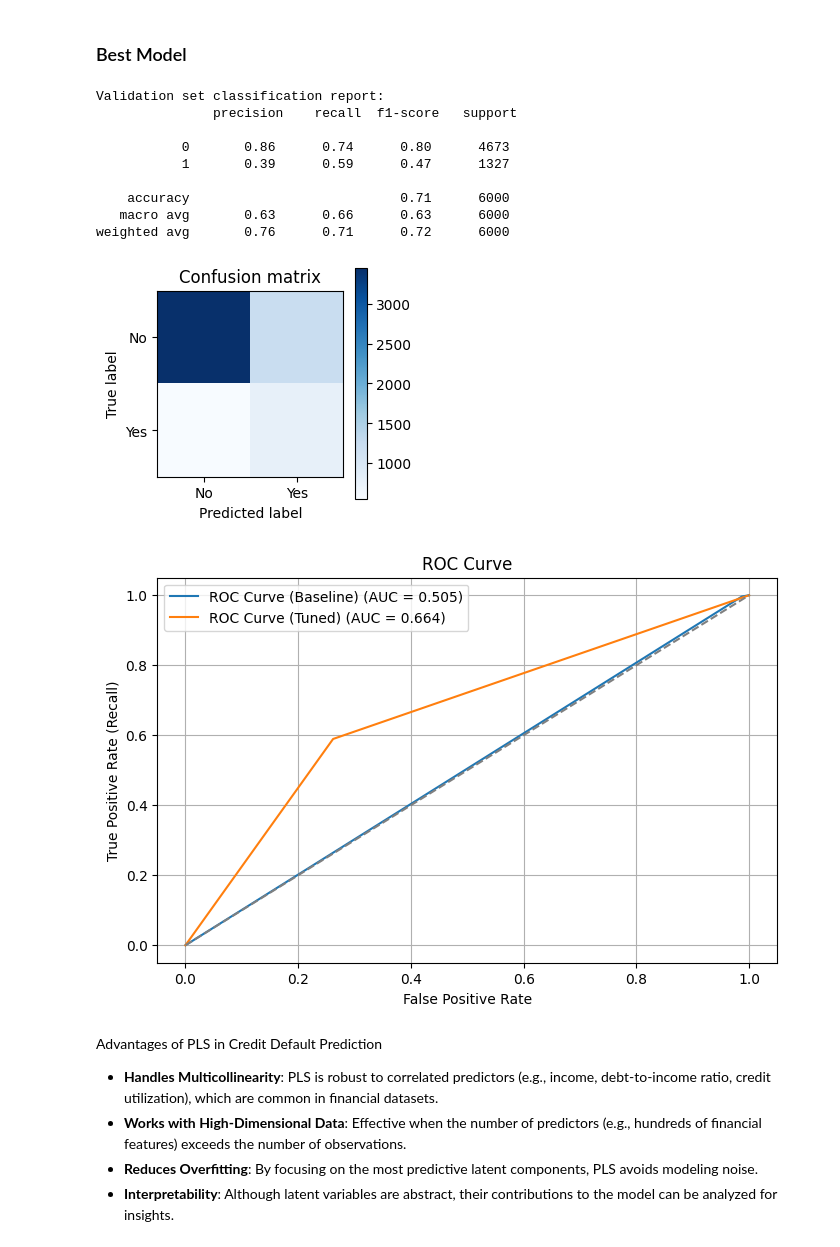
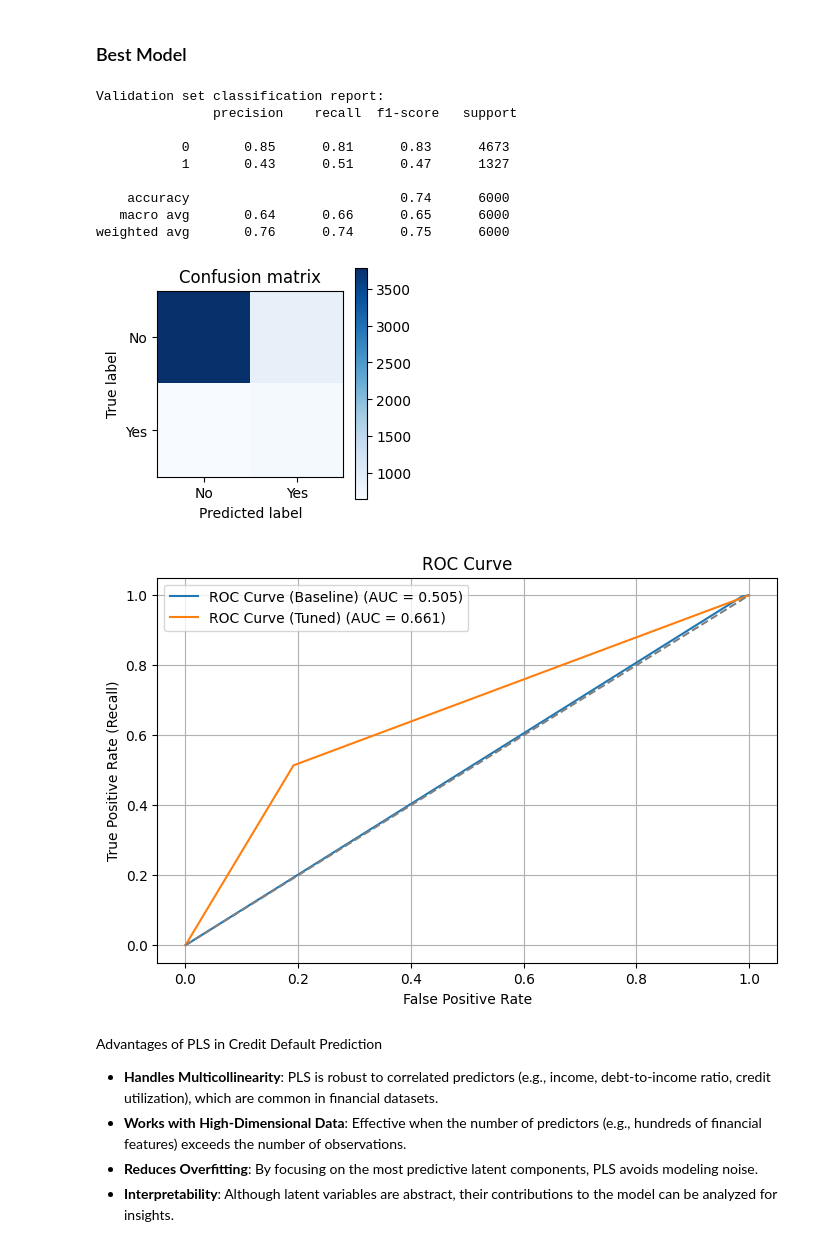
Before and after one commit to oneybb/EC4308_Credit_Default, a Jupyter notebook: PCA.ipynb, the cells around one changed output. Saved outputs shown, nothing was run; the diff lists cells and outputs as text; code cells hidden in the pictures.

```diff
--- a/PCA.ipynb
+++ b/PCA.ipynb
@@ -408,7 +408,7 @@ pipeline = make_pipeline(
 )
 # %%
 # Parameter grid for GridSearch
-param_grid = {
+param_grid_pls = {
     'plsforclassification__n_components': [2, 5, 8, 11, 14, 17, 20, 23],  # Number of principal components
     'logisticregression__C': [0.001, 0.01, 0.1, 1, 10],  # Regularization
     'logisticregression__penalty': ['l1', 'l2'],
@@ -419,15 +419,15 @@ param_grid = {
 skf = StratifiedKFold(n_splits=5, shuffle=True, random_state=42)
 
 # Grid search with custom scoring
-grid = GridSearchCV(
-    pipeline,
-    param_grid,
+grid_pls = GridSearchCV(
+    pipeline_pls,
+    param_grid_pls,
     cv=skf,
     scoring=custom_scorer,
     n_jobs=-1,
     verbose=1
 )
-grid.fit(X_train, y_train.iloc[:,0].values)
+grid_pls.fit(X_train, y_train.iloc[:,0].values)
 # %% [output]
 Fitting 5 folds for each of 160 candidates, totalling 800 fits
 GridSearchCV(cv=StratifiedKFold(n_splits=5, random_state=42, shuffle=True),
@@ -448,11 +448,8 @@ GridSearchCV(cv=StratifiedKFold(n_splits=5, random_state=42, shuffle=True),
              verbose=1)
 # %%
 # Get results
-pls_best_model = grid.best_estimator_
-pls_best_n_components = grid.best_params_['plsforclassification__n_components']
-
-print("Best parameters:", grid.best_params_)
-print("Best cross-validation score:", grid.best_score_)
-print("Best model:", pls_best_model)
-print("Best number of components:", pls_best_n_components)
+best_model_pls = grid_pls.best_estimator_
+best_n_components_pls = grid_pls.best_params_['plsforclassification__n_components']
+print("Best model:", best_model_pls)
+print("Best number of components:", best_n_components_pls)
 # %% [output]
@@ -467,7 +462,7 @@ Best number of components: 2
 # %%
 # Get predicted probabilities for threshold adjustment
 y_proba = cross_val_predict(
-    pls_best_model,
+    best_model_pls,
     X_train,
     y_train.iloc[:, 0].values,
     cv=skf,
@@ -484,43 +479,43 @@ for thresh in thresholds:
     cost = fn_penalized_score(y_train.iloc[:,0].values, preds)
     costs_pls.append(cost)
 
-optimal_threshold_pls = thresholds_pls[np.argmax(costs)]
+optimal_threshold_pls = thresholds_pls[np.argmax(costs_pls)]
 print("Optimal threshold:", optimal_threshold_pls)
 # %% [output]
 Optimal threshold: 0.8510204081632654
 # %% [markdown]
 ### Best Model
 # %%
-X_train_pls_cv = best_model[0].fit_transform(X_train)
-X_val_pls_cv = best_model[0].transform(X_val)
-log_pls_cv = best_model[1]
-log_pls_cv.fit(X_train_pls_cv, a)
-y_pred_pls_cv_proba = log_cv.predict_proba(X_val_pls_cv)
-y_pred_pls_cv = (y_pred_pls_cv_proba[:, 1] > optimal_threshold_pls).astype(int)
-print("Validation set classification report:\n", classification_report(y_val.iloc[:,0].values, y_pred_pls_cv))
+X_train_cv_pls = best_model_pls[0].fit_transform(X_train, a)
+X_val_cv_pls = best_model_pls[0].transform(X_val)
+lr_cv_pls = best_model_pls[1]
+lr_cv_pls.fit(X_train_cv_pls, a)
+y_pred_cv_proba_pls = lr_cv_pls.predict_proba(X_val_cv_pls)
+y_pred_cv_pls = (y_pred_cv_proba_pls[:, 1] > optimal_threshold_pls).astype(int)
+print("Validation set classification report:\n", classification_report(y_val.iloc[:,0].values, y_pred_cv_pls))
 # %% [output]
 Validation set classification report:
                precision    recall  f1-score   support
 
-           0       0.86      0.74      0.80      4673
-           1       0.39      0.59      0.47      1327
+           0       0.85      0.81      0.83      4673
+           1       0.43      0.51      0.47      1327
 
-    accuracy                           0.71      6000
-   macro avg       0.63      0.66      0.63      6000
-weighted avg       0.76      0.71      0.72      6000
+    accuracy                           0.74      6000
+   macro avg       0.64      0.66      0.65      6000
+weighted avg       0.76      0.74      0.75      6000
 # %%
 # Confusion matrix for validation set
-cm_cv_pls = confusion_matrix(y_val.iloc[:,0].values, y_pred_pls_cv)
+cm_cv_pls = confusion_matrix(y_val.iloc[:,0].values, y_pred_cv_pls)
 plot_cm(cm_cv_pls)
 # %% [output]
-[figure, old version]
+[figure, new version]
 # %%
 # Compute ROC
-fpr_baseline, tpr_baseline, _ = roc_curve(y_val.iloc[:,0].values, y_pred_pls)
-auc_score_baseline = roc_auc_score(y_val.iloc[:,0].values, y_pred_pls)
+fpr_baseline, tpr_baseline, _ = roc_curve(y_val.iloc[:,0].values, y_pred_baseline_pls)
+auc_score_baseline = roc_auc_score(y_val.iloc[:,0].values, y_pred_baseline_pls)
 
-fpr_cv, tpr_cv, _ = roc_curve(y_val.iloc[:,0].values, y_pred_pls_cv)
-auc_score_cv = roc_auc_score(y_val.iloc[:,0].values, y_pred_pls_cv)
+fpr_cv, tpr_cv, _ = roc_curve(y_val.iloc[:,0].values, y_pred_cv_pls)
+auc_score_cv = roc_auc_score(y_val.iloc[:,0].values, y_pred_cv_pls)
 
 # Plot ROC
 plt.figure(figsize=(8, 5))
@@ -534,7 +529,7 @@ plt.legend()
 plt.grid(True)
 plt.show()
 # %% [output]
-[figure, old version]
+[figure, new version]
 # %% [markdown]
 Advantages of PLS in Credit Default Prediction
 - **Handles Multicollinearity**: PLS is robust to correlated predictors (e.g., income, debt-to-income ratio, credit utilization), which are common in financial datasets.
```
Also changed, not shown: parts of 5 cells of this notebook.
